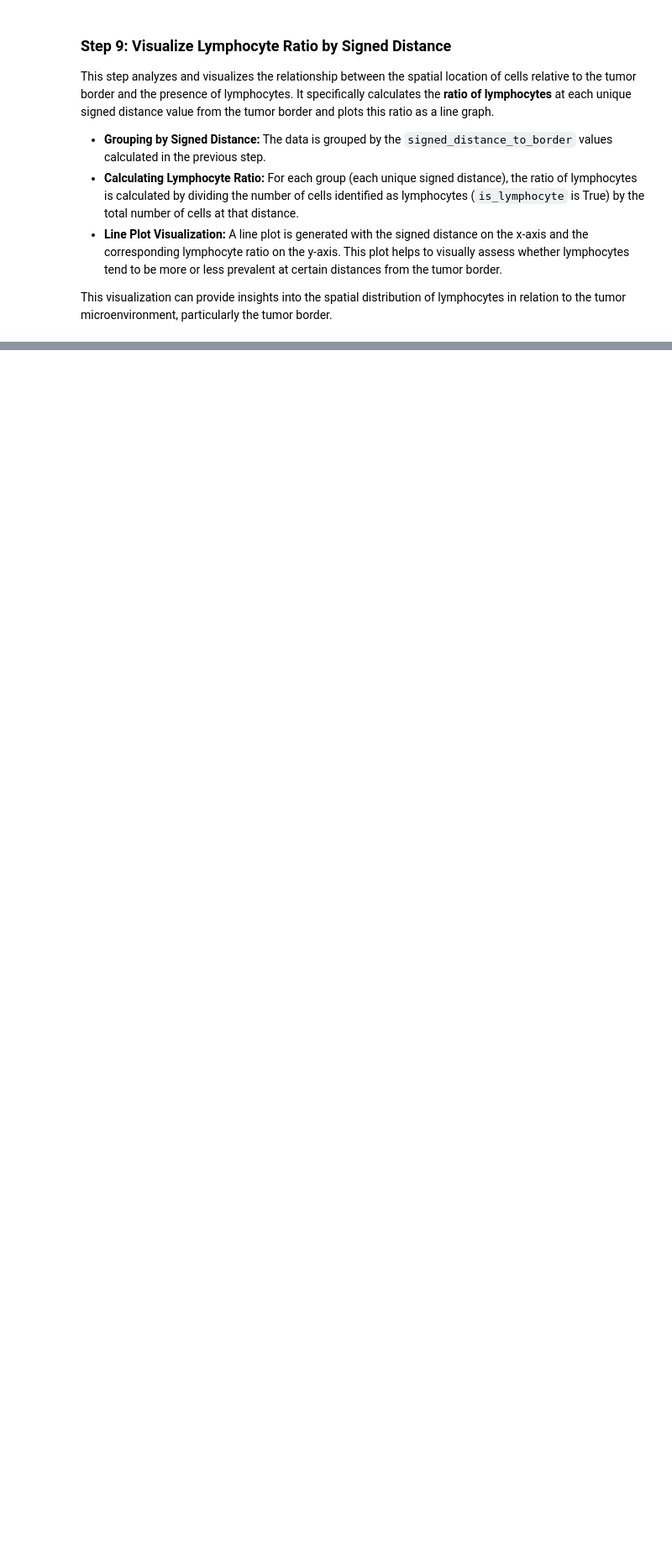
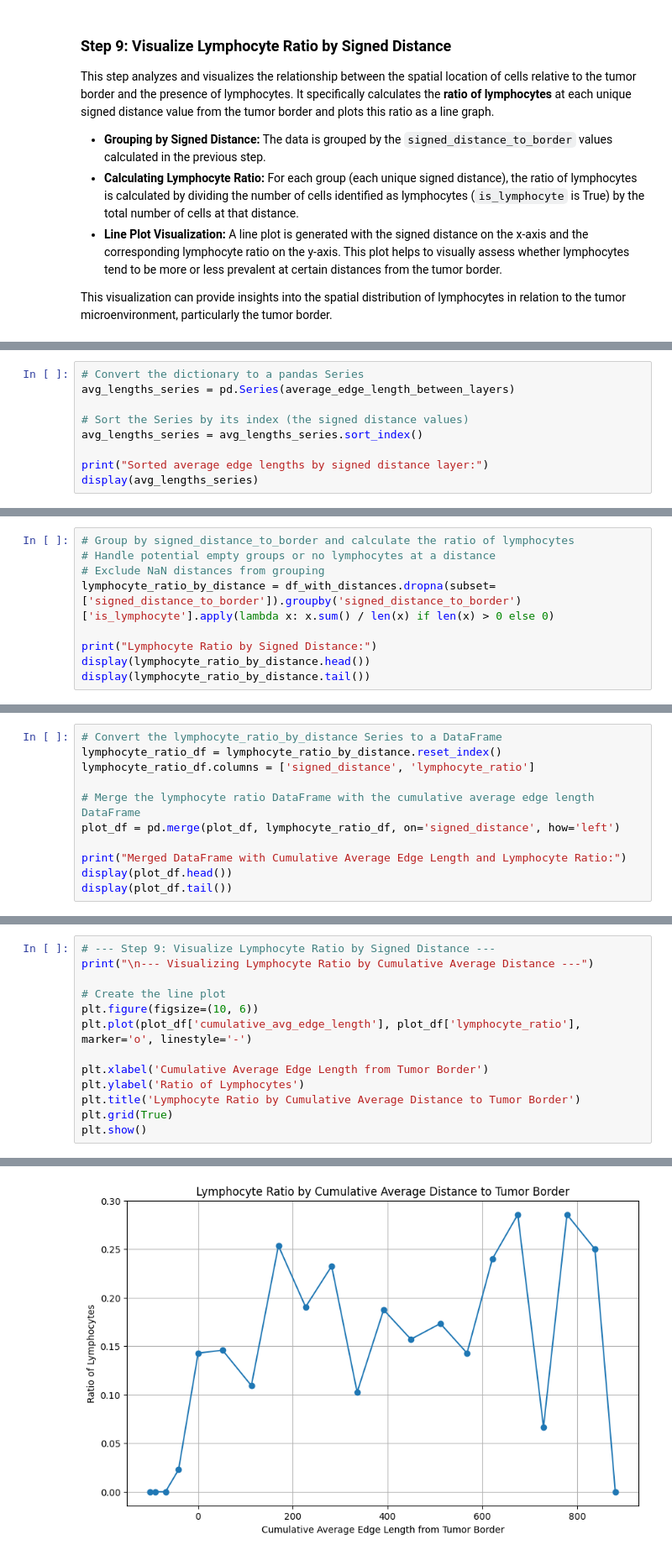
Before and after one commit to huangch/hplot_tutorial, a Jupyter notebook: hplot_tutorial.ipynb, the cells around one changed output, grey strips where cells are left out. Shown at 84% size. Saved outputs shown, nothing was run; the diff lists cells and outputs as text; blank space fills up the shorter version.

```diff
--- a/hplot_tutorial.ipynb
+++ b/hplot_tutorial.ipynb
@@ -801,0 +1069,9 @@ plt.show()
+# %%
+# Convert the dictionary to a pandas Series
+avg_lengths_series = pd.Series(average_edge_length_between_layers)
+
+# Sort the Series by its index (the signed distance values)
+avg_lengths_series = avg_lengths_series.sort_index()
+
+print("Sorted average edge lengths by signed distance layer:")
+display(avg_lengths_series)
@@ -801,0 +1172,9 @@ plt.show()
+# %%
+# Group by signed_distance_to_border and calculate the ratio of lymphocytes
+# Handle potential empty groups or no lymphocytes at a distance
+# Exclude NaN distances from grouping
+lymphocyte_ratio_by_distance = df_with_distances.dropna(subset=['signed_distance_to_border']).groupby('signed_distance_to_border')['is_lymphocyte'].apply(lambda x: x.sum() / len(x) if len(x) > 0 else 0)
+
+print("Lymphocyte Ratio by Signed Distance:")
+display(lymphocyte_ratio_by_distance.head())
+display(lymphocyte_ratio_by_distance.tail())
@@ -801,0 +1207,11 @@ plt.show()
+# %%
+# Convert the lymphocyte_ratio_by_distance Series to a DataFrame
+lymphocyte_ratio_df = lymphocyte_ratio_by_distance.reset_index()
+lymphocyte_ratio_df.columns = ['signed_distance', 'lymphocyte_ratio']
+
+# Merge the lymphocyte ratio DataFrame with the cumulative average edge length DataFrame
+plot_df = pd.merge(plot_df, lymphocyte_ratio_df, on='signed_distance', how='left')
+
+print("Merged DataFrame with Cumulative Average Edge Length and Lymphocyte Ratio:")
+display(plot_df.head())
+display(plot_df.tail())
@@ -801,0 +1240,14 @@ plt.show()
+# %%
+# --- Step 9: Visualize Lymphocyte Ratio by Signed Distance ---
+print("\n--- Visualizing Lymphocyte Ratio by Cumulative Average Distance ---")
+
+# Create the line plot
+plt.figure(figsize=(10, 6))
+plt.plot(plot_df['cumulative_avg_edge_length'], plot_df['lymphocyte_ratio'], marker='o', linestyle='-')
+
+plt.xlabel('Cumulative Average Edge Length from Tumor Border')
+plt.ylabel('Ratio of Lymphocytes')
+plt.title('Lymphocyte Ratio by Cumulative Average Distance to Tumor Border')
+plt.grid(True)
+plt.show()
+# %% [output]
@@ -801,0 +1255 @@ plt.show()
+[figure, added]
```
Also changed, not shown: parts of 32 cells of this notebook.
